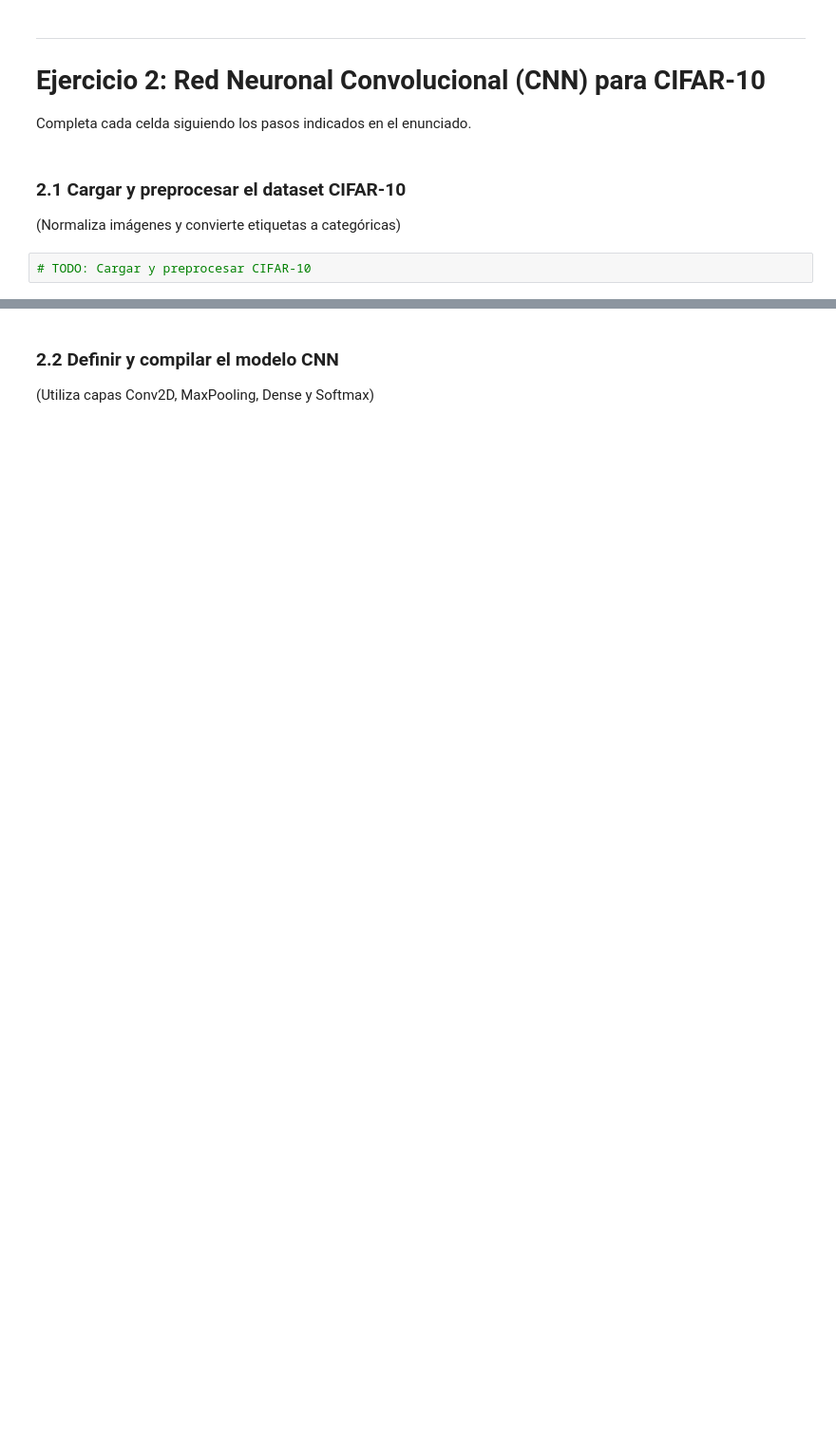
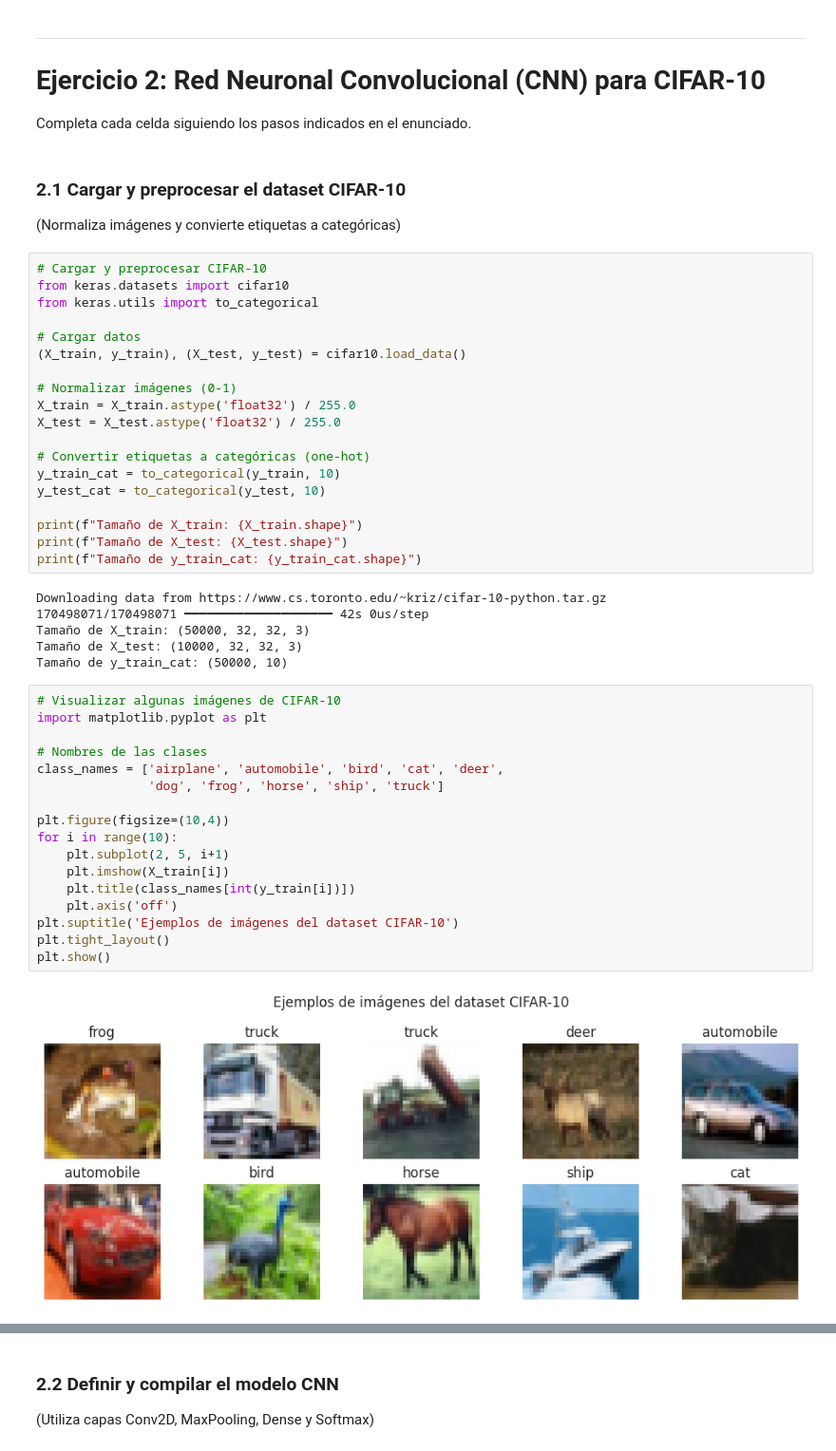
Before and after one commit to Jfenic/IA_regresion_deep_learning, a Jupyter notebook: deep_learning/plantilla_ejercicios.ipynb, the cells around one changed output, grey strips where cells are left out. Shown at 95% size. Saved outputs shown, nothing was run; the diff lists cells and outputs as text; blank space fills up the shorter version.

```diff
--- a/deep_learning/plantilla_ejercicios.ipynb
+++ b/deep_learning/plantilla_ejercicios.ipynb
@@ -94,4 +270,46 @@ Completa cada celda siguiendo los pasos indicados en el enunciado.
 ### 2.1 Cargar y preprocesar el dataset CIFAR-10
 (Normaliza imágenes y convierte etiquetas a categóricas)
 # %%
-# TODO: Cargar y preprocesar CIFAR-10
+# Cargar y preprocesar CIFAR-10
+from keras.datasets import cifar10
+from keras.utils import to_categorical
+
+# Cargar datos
+(X_train, y_train), (X_test, y_test) = cifar10.load_data()
+
+# Normalizar imágenes (0-1)
+X_train = X_train.astype('float32') / 255.0
+X_test = X_test.astype('float32') / 255.0
+
+# Convertir etiquetas a categóricas (one-hot)
+y_train_cat = to_categorical(y_train, 10)
+y_test_cat = to_categorical(y_test, 10)
+
+print(f"Tamaño de X_train: {X_train.shape}")
+print(f"Tamaño de X_test: {X_test.shape}")
+print(f"Tamaño de y_train_cat: {y_train_cat.shape}")
+# %% [output]
+Downloading data from https://www.cs.toronto.edu/~kriz/cifar-10-python.tar.gz
+170498071/170498071 ━━━━━━━━━━━━━━━━━━━━ 42s 0us/step
+Tamaño de X_train: (50000, 32, 32, 3)
+Tamaño de X_test: (10000, 32, 32, 3)
+Tamaño de y_train_cat: (50000, 10)
+# %%
+# Visualizar algunas imágenes de CIFAR-10
+import matplotlib.pyplot as plt
+
+# Nombres de las clases
+class_names = ['airplane', 'automobile', 'bird', 'cat', 'deer',
+               'dog', 'frog', 'horse', 'ship', 'truck']
+
+plt.figure(figsize=(10,4))
+for i in range(10):
+    plt.subplot(2, 5, i+1)
+    plt.imshow(X_train[i])
+    plt.title(class_names[int(y_train[i])])
+    plt.axis('off')
+plt.suptitle('Ejemplos de imágenes del dataset CIFAR-10')
+plt.tight_layout()
+plt.show()
+# %% [output]
+[figure, added]
```
Also changed, not shown: parts of 44 cells of this notebook, 1 other file.
